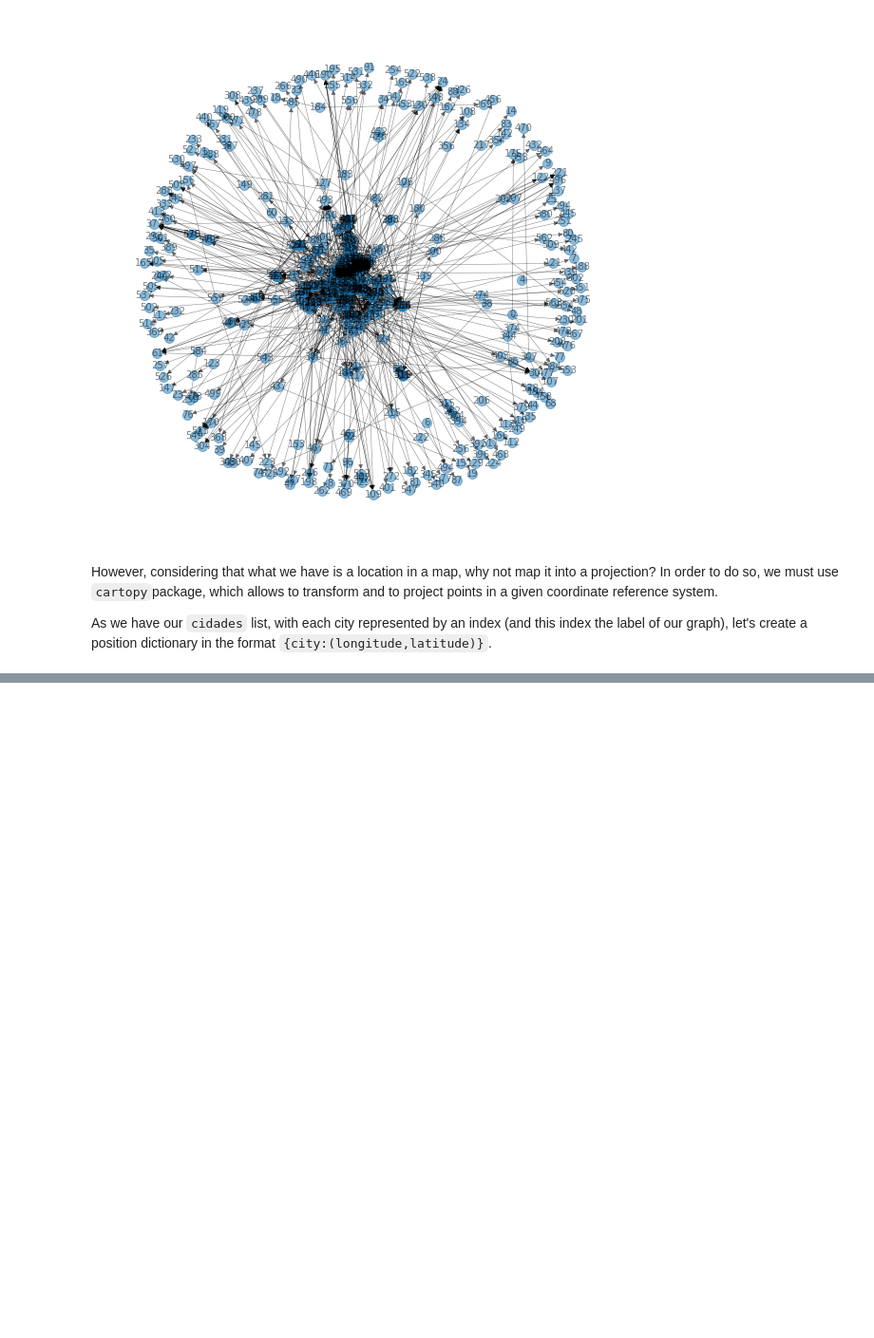
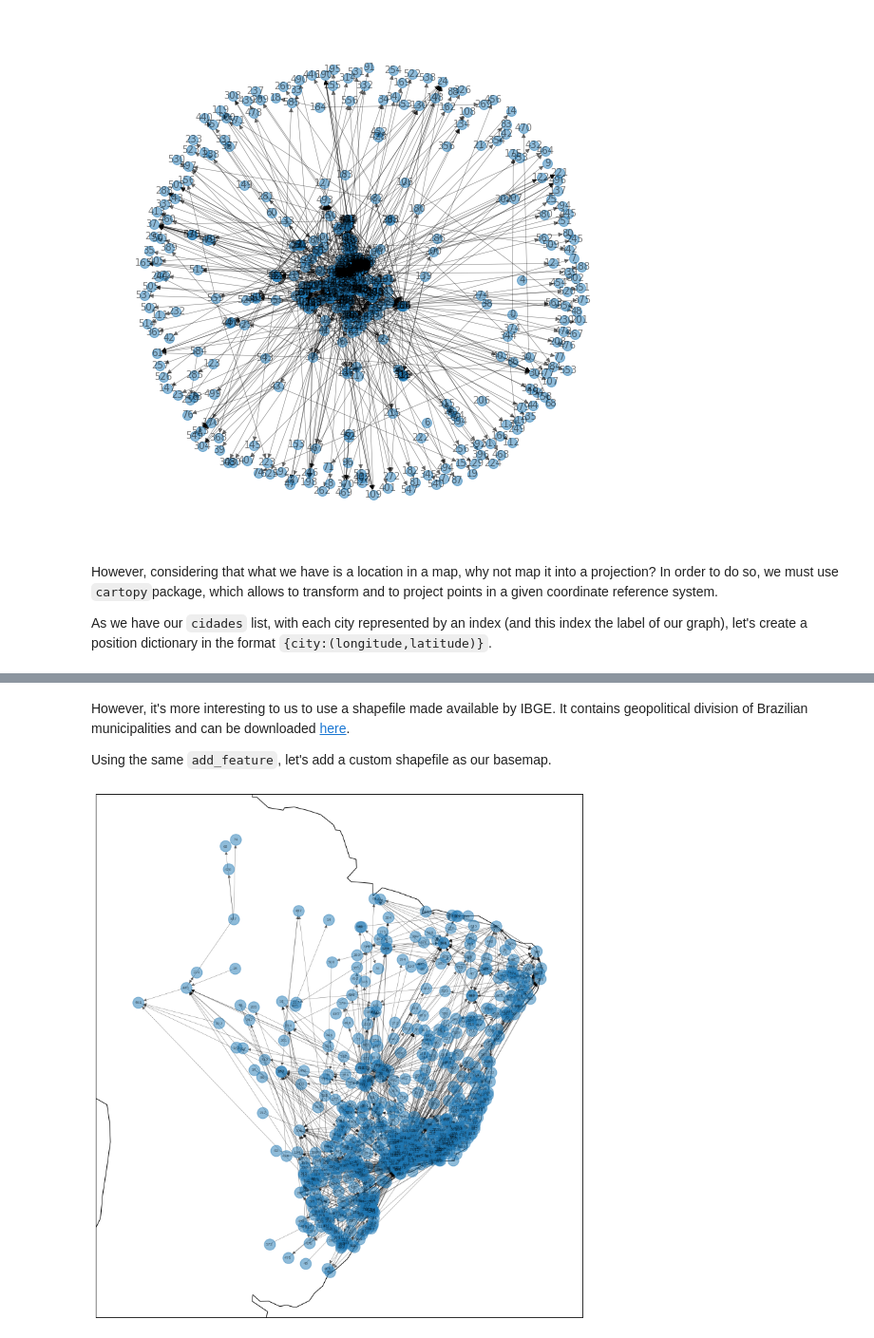
Before and after one commit to eduardochades/interstate-bus-routes-brazil, a Jupyter notebook: Interstate bus lines network.ipynb, the cells around one changed output, grey strips where cells are left out. Shown at 95% size. Cells and saved outputs as stored; diff of their text form; code cells hidden in the pictures; blank space fills up the shorter version.

```diff
--- a/Interstate bus lines network.ipynb
+++ b/Interstate bus lines network.ipynb
@@ -291,3 +299,33 @@ nx.draw_networkx(Q, ax=ax,
+# %% [markdown]
+However, it's more interesting to us to use a shapefile made available by IBGE. It contains geopolitical division of Brazilian municipalities and can be downloaded [here](https://mapas.ibge.gov.br/bases-e-referenciais/bases-cartograficas/malhas-digitais).
+
+Using the same `add_feature`, let's add a custom shapefile as our basemap.
+# %%
+from cartopy.io.shapereader import Reader
+from cartopy.feature import ShapelyFeature
+
+fname = 'BRMUE250GC_SIR.shp'
+
+crs = ccrs.PlateCarree()
+
+fig, ax = plt.subplots(
+    1, 1, figsize=(15, 15),
+    subplot_kw=dict(projection=crs))
+
+shape_feature = ShapelyFeature(Reader(fname).geometries(),
+                                ccrs.PlateCarree(), facecolor='none')
+
+ax.add_feature(shape_feature)
+ax.coastlines()
+
+nx.draw_networkx(Q, ax=ax,
+                 font_size=6,
+                 alpha=.5,
+                 width=.5,
+                 pos=pos,
+                 cmap=plt.cm.autumn)
+# %% [output]
+[figure, added]
 # %%
 # Color edges given a destination (São Paulo e Rio de Janeiro)
 # Criar subplots com mapas de diversas coloraões
```
Also changed, not shown: parts of 3 cells of this notebook.
